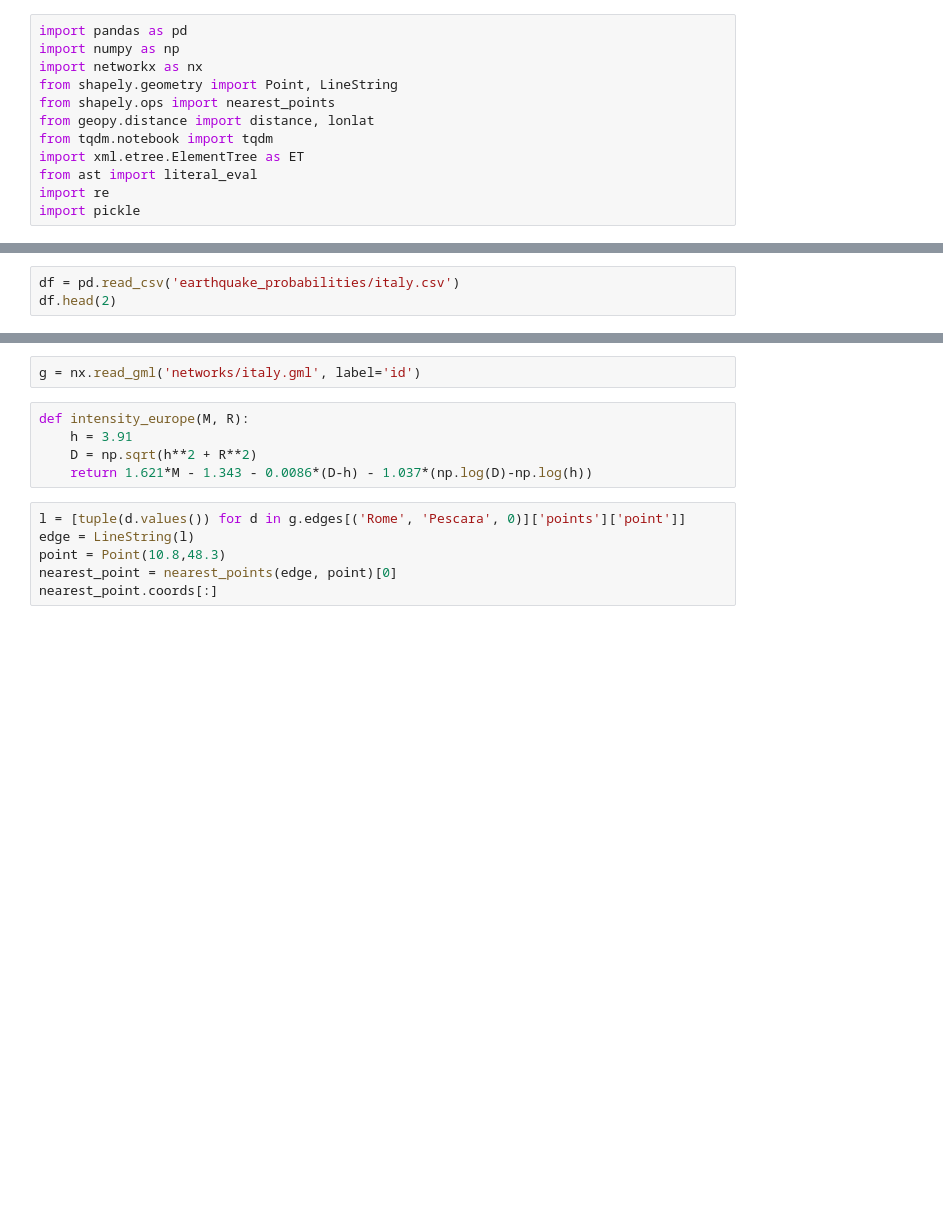
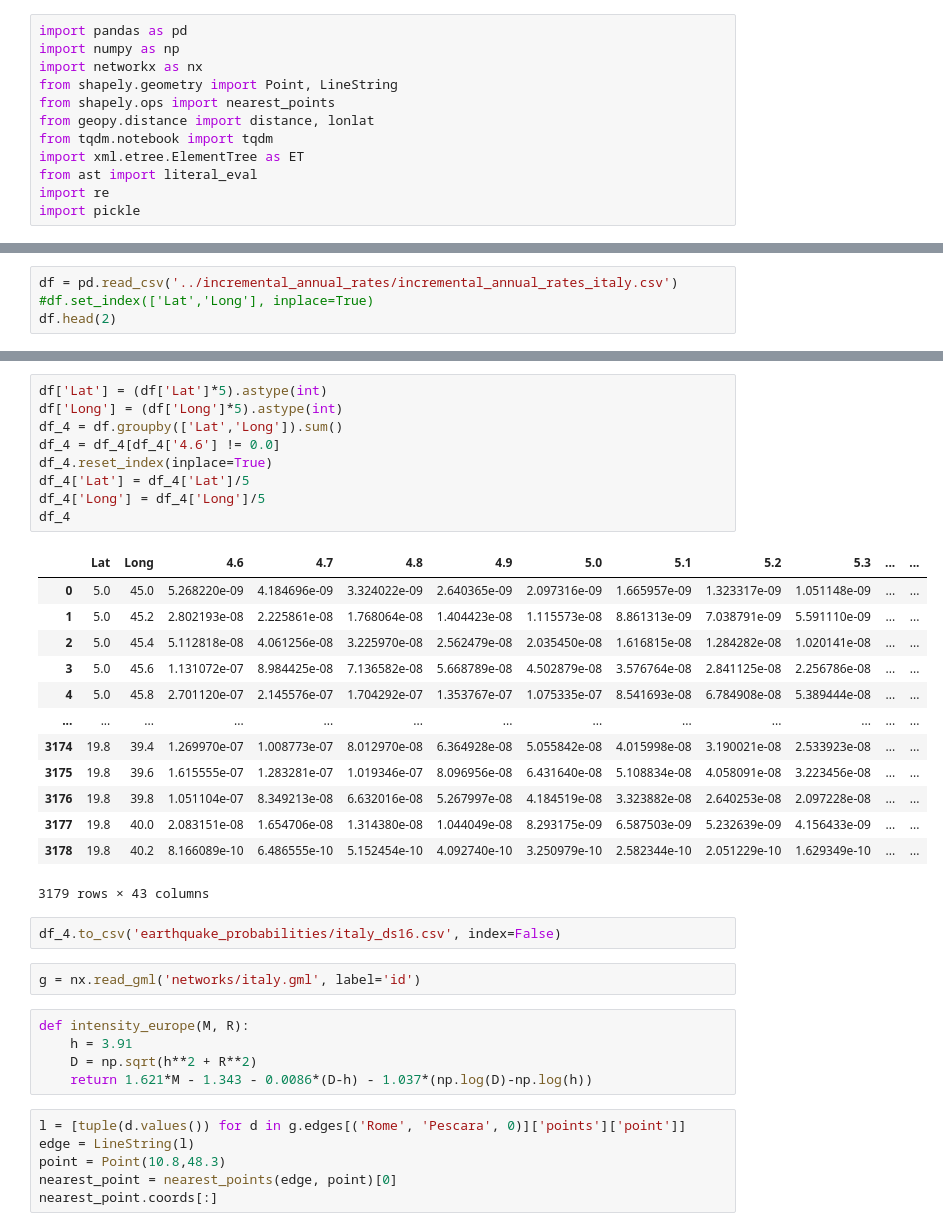
Before and after one commit to revpeter/fradir_ilp, a Jupyter notebook: FRADIR-3.ipynb, the cells around one changed output, grey strips where cells are left out. Saved outputs shown, nothing was run; the diff lists cells and outputs as text; blank space fills up the shorter version.

```diff
--- a/FRADIR-3.ipynb
+++ b/FRADIR-3.ipynb
@@ -22,5 +22,6 @@ df.rename(columns={'Lat':'Long', 'Long':'Lat'}, inplace=True)
 
 df.to_csv('incremental_annual_rates/incremental_annual_rates_italy_without_zeros.csv', index=False)
 # %%
-df = pd.read_csv('earthquake_probabilities/italy.csv')
+df = pd.read_csv('../incremental_annual_rates/incremental_annual_rates_italy.csv')
+#df.set_index(['Lat','Long'], inplace=True)
 df.head(2)
@@ -27,3 +33,28 @@ df.head(2)
+# %%
+df['Lat'] = (df['Lat']*5).astype(int)
+df['Long'] = (df['Long']*5).astype(int)
+df_4 = df.groupby(['Lat','Long']).sum()
+df_4 = df_4[df_4['4.6'] != 0.0]
+df_4.reset_index(inplace=True)
+df_4['Lat'] = df_4['Lat']/5
+df_4['Long'] = df_4['Long']/5
+df_4
+# %% [output]
+|  | Lat | Long | 4.6 | 4.7 | 4.8 | 4.9 | 5.0 | 5.1 | 5.2 | 5.3 | ... | ... |
+| 0 | 5.0 | 45.0 | 5.268220e-09 | 4.184696e-09 | 3.324022e-09 | 2.640365e-09 | 2.097316e-09 | 1.665957e-09 | 1.323317e-09 | 1.051148e-09 | ... | ... |
+| 1 | 5.0 | 45.2 | 2.802193e-08 | 2.225861e-08 | 1.768064e-08 | 1.404423e-08 | 1.115573e-08 | 8.861313e-09 | 7.038791e-09 | 5.591110e-09 | ... | ... |
+| 2 | 5.0 | 45.4 | 5.112818e-08 | 4.061256e-08 | 3.225970e-08 | 2.562479e-08 | 2.035450e-08 | 1.616815e-08 | 1.284282e-08 | 1.020141e-08 | ... | ... |
+| 3 | 5.0 | 45.6 | 1.131072e-07 | 8.984425e-08 | 7.136582e-08 | 5.668789e-08 | 4.502879e-08 | 3.576764e-08 | 2.841125e-08 | 2.256786e-08 | ... | ... |
+| 4 | 5.0 | 45.8 | 2.701120e-07 | 2.145576e-07 | 1.704292e-07 | 1.353767e-07 | 1.075335e-07 | 8.541693e-08 | 6.784908e-08 | 5.389444e-08 | ... | ... |
+| ... | ... | ... | ... | ... | ... | ... | ... | ... | ... | ... | ... | ... |
+| 3174 | 19.8 | 39.4 | 1.269970e-07 | 1.008773e-07 | 8.012970e-08 | 6.364928e-08 | 5.055842e-08 | 4.015998e-08 | 3.190021e-08 | 2.533923e-08 | ... | ... |
+| 3175 | 19.8 | 39.6 | 1.615555e-07 | 1.283281e-07 | 1.019346e-07 | 8.096956e-08 | 6.431640e-08 | 5.108834e-08 | 4.058091e-08 | 3.223456e-08 | ... | ... |
+| 3176 | 19.8 | 39.8 | 1.051104e-07 | 8.349213e-08 | 6.632016e-08 | 5.267997e-08 | 4.184519e-08 | 3.323882e-08 | 2.640253e-08 | 2.097228e-08 | ... | ... |
+| 3177 | 19.8 | 40.0 | 2.083151e-08 | 1.654706e-08 | 1.314380e-08 | 1.044049e-08 | 8.293175e-09 | 6.587503e-09 | 5.232639e-09 | 4.156433e-09 | ... | ... |
+| 3178 | 19.8 | 40.2 | 8.166089e-10 | 6.486555e-10 | 5.152454e-10 | 4.092740e-10 | 3.250979e-10 | 2.582344e-10 | 2.051229e-10 | 1.629349e-10 | ... | ... |
+3179 rows × 43 columns
+# %%
+df_4.to_csv('earthquake_probabilities/italy_ds16.csv', index=False)
 # %%
 g = nx.read_gml('networks/italy.gml', label='id')
 # %%
```
Also changed, not shown: parts of 8 cells of this notebook, 4 other files.
